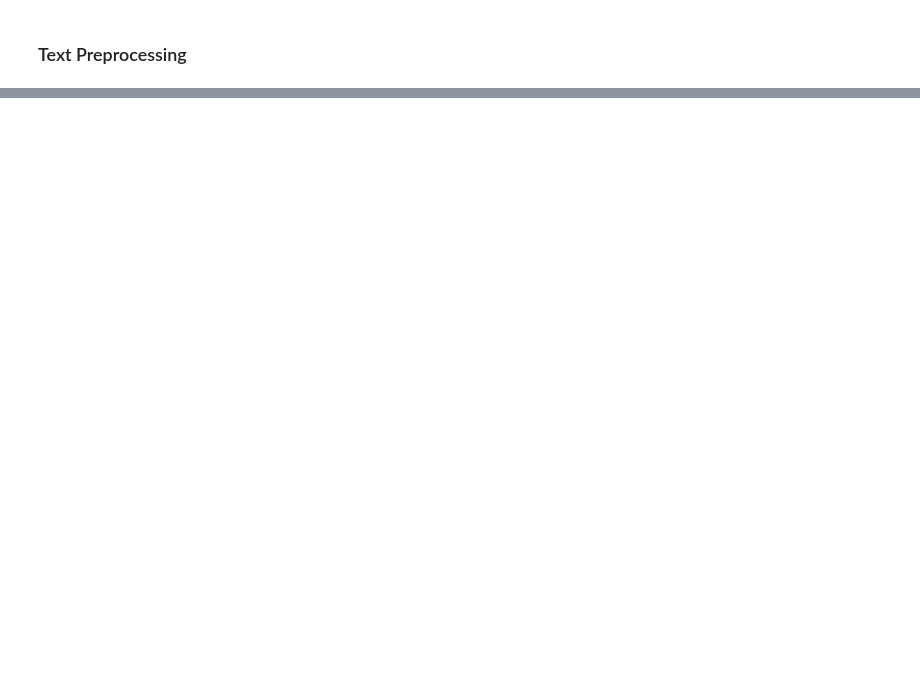
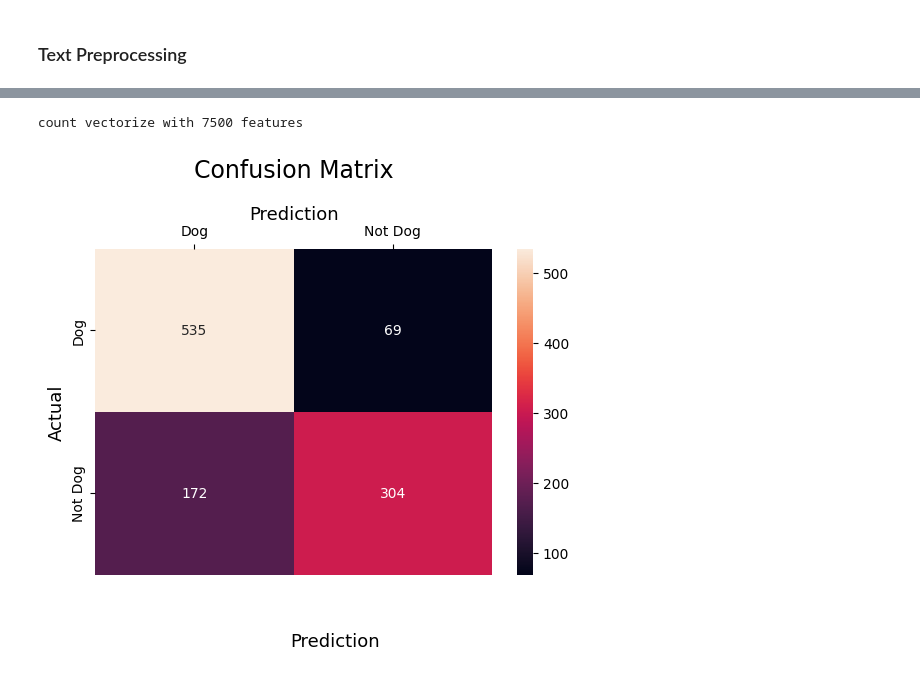
Before and after one commit to ABDULLAHHG/NLP-Twitter-Disaster-Classifier, a Jupyter notebook: NLP Twitter Disaster Classifier.ipynb, the cells around one changed output, grey strips where cells are left out. Cells and saved outputs as stored; diff of their text form; code cells hidden in the pictures; blank space fills up the shorter version.

```diff
--- a/NLP Twitter Disaster Classifier.ipynb
+++ b/NLP Twitter Disaster Classifier.ipynb
@@ -233,0 +455,29 @@ feat
+# %%
+from sklearn.metrics import confusion_matrix,classification_report
+import seaborn as sns
+import matplotlib.pyplot as plt
+
+# implement into the whole dataset
+train_df_corpus = df_train["snowball_stemmer"].apply(lambda x : " ".join(x))
+train_df_em_1gram, vc_1gram = cv(train_df_corpus, 1)
+
+
+model = LogisticRegression()
+model.fit(train_df_em_1gram[:4000], y[:4000])
+y_pred = model.predict(train_df_em_1gram[4000:])
+
+
+cm = confusion_matrix(y[4000:],y_pred)
+
+sns.heatmap(cm, annot=True, fmt='g', xticklabels=['Dog','Not Dog'], yticklabels=['Dog','Not Dog'])
+plt.ylabel('Actual', fontsize=13)
+plt.title('Confusion Matrix', fontsize=17, pad=20)
+plt.gca().xaxis.set_label_position('top')
+plt.xlabel('Prediction', fontsize=13)
+plt.gca().xaxis.tick_top()
+plt.gca().figure.subplots_adjust(bottom=0.2)
+plt.gca().figure.text(0.5, 0.05, 'Prediction', ha='center', fontsize=13)
+plt.show()
+# %% [output]
+count vectorize with 7500 features
+[figure, added]
```
Also changed, not shown: parts of 33 cells of this notebook.
